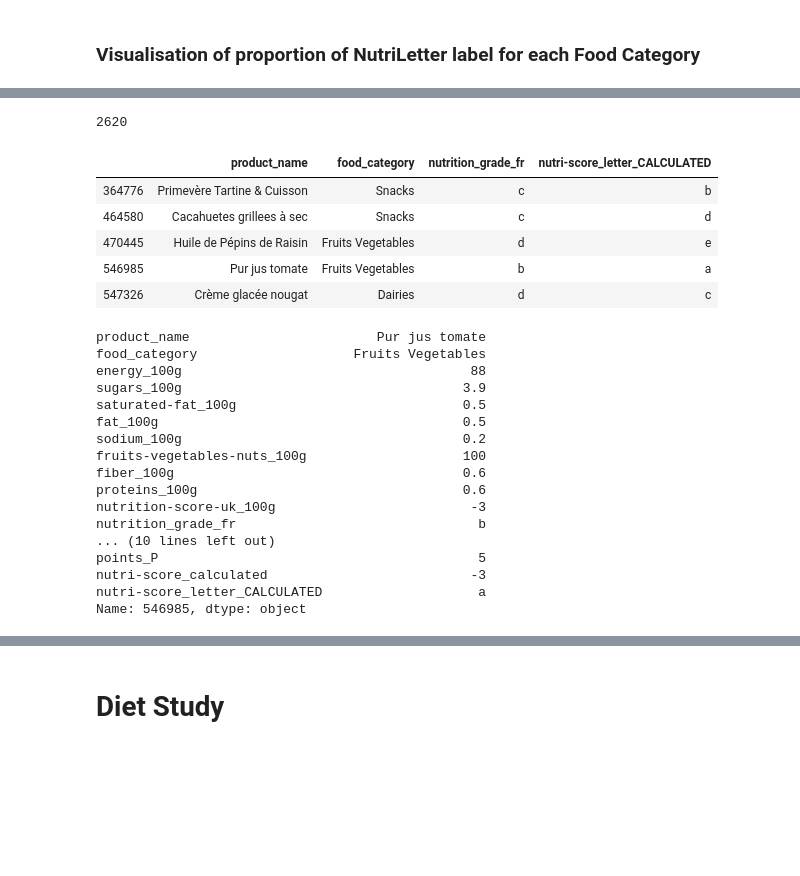
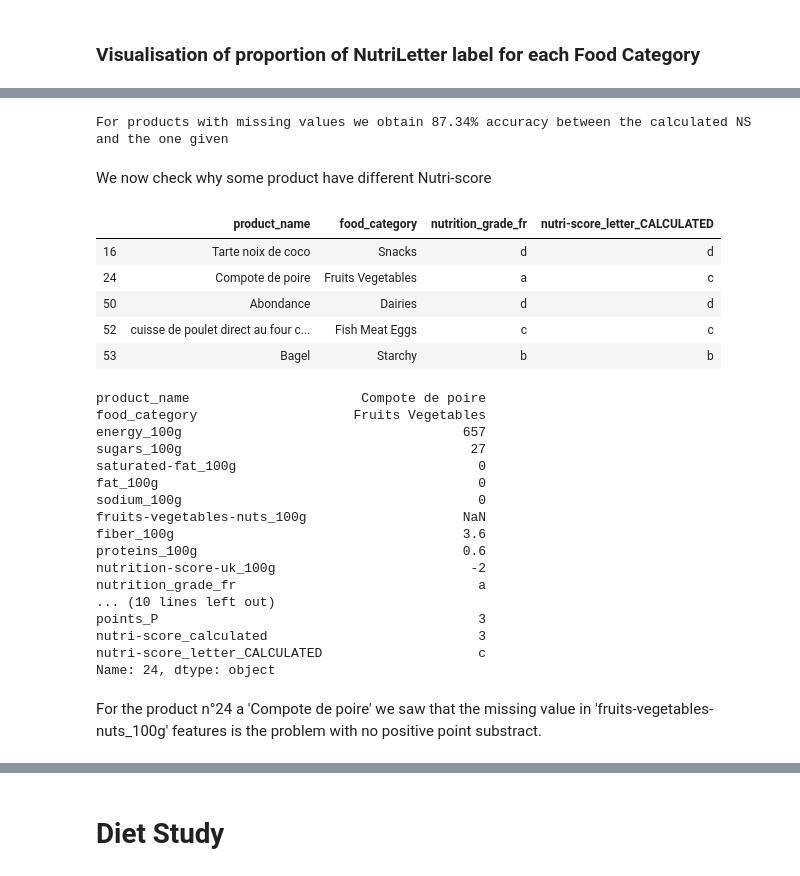
Before and after one commit to romi514/ProjectADA, a Jupyter notebook: project_tagADA.ipynb, the cells around one changed output, grey strips where cells are left out. Saved outputs shown, nothing was run; the diff lists cells and outputs as text; code cells hidden in the pictures; blank space fills up the shorter version.

```diff
--- a/project_tagADA.ipynb
+++ b/project_tagADA.ipynb
@@ -1107,5 +1015,19 @@ product_2nutriletter
+# %%
+product_2nutriletter =len(nutridata[(nutridata['nutri-score_letter_CALCULATED'].notnull()) & (nutridata['nutrition_grade_fr'].notnull())])
+product_samenutriletter =len(nutridata[(nutridata['nutri-score_letter_CALCULATED'].notnull()) & (nutridata['nutrition_grade_fr'].notnull()) & (nutridata['nutri-score_letter_CALCULATED']==nutridata['nutrition_grade_fr'])])
+print("For products with missing values we obtain {:.2f}% accuracy between the calculated NS and the one given".format(product_samenutriletter/product_2nutriletter*100))
+# %% [output]
+For products with missing values we obtain 87.34% accuracy between the calculated NS and the one given
+# %% [markdown]
+We now check why some product have different Nutri-score
 # %%
-product_samenutriletter =len(nutridata[(nutridata['nutri-score_letter_CALCULATED'].notnull()) & (nutridata['nutrition_grade_fr'].notnull()) & (nutridata['nutri-score_letter_CALCULATED']==nutridata['nutrition_grade_fr'])])
-product_samenutriletter
+#nutri_df = nutridata[(nutridata['nutri-score_letter_CALCULATED'].notnull()) & (nutridata['nutrition_grade_fr'].notnull()) & (nutridata['nutri-score_letter_CALCULATED']!=nutridata['nutrition_grade_fr'])][['product_name','food_category','nutrition_grade_fr','nutri-score_letter_CALCULATED']]
+nutri_df = nutridata[(nutridata['nutri-score_letter_CALCULATED'].notnull()) & (nutridata['nutrition_grade_fr'].notnull()) ][['product_name','food_category','nutrition_grade_fr','nutri-score_letter_CALCULATED']]
+nutri_df.head()
 # %% [output]
-2620
+|  | product_name | food_category | nutrition_grade_fr | nutri-score_letter_CALCULATED |
+| 16 | Tarte noix de coco | Snacks | d | d |
+| 24 | Compote de poire | Fruits Vegetables | a | c |
+| 50 | Abondance | Dairies | d | d |
+| 52 | cuisse de poulet direct au four c... | Fish Meat Eggs | c | c |
+| 53 | Bagel | Starchy | b | b |
@@ -1115,32 +1034,25 @@ nutri_df = nutridata[(nutridata['nutri-score_letter_CALCULATED'].notnull()) & (n
-# %%
-nutri_df.head()
-# %% [output]
-|  | product_name | food_category | nutrition_grade_fr | nutri-score_letter_CALCULATED |
-| 364776 | Primevère Tartine & Cuisson | Snacks | c | b |
-| 464580 | Cacahuetes grillees à sec | Snacks | c | d |
-| 470445 | Huile de Pépins de Raisin | Fruits Vegetables | d | e |
-| 546985 | Pur jus tomate | Fruits Vegetables | b | a |
-| 547326 | Crème glacée nougat | Dairies | d | c |
 # %%
-nutridata.loc[546985,:]
+nutridata.loc[24,:]
 # %% [output]
-product_name                        Pur jus tomate
+product_name                      Compote de poire
 food_category                    Fruits Vegetables
-energy_100g                                     88
-sugars_100g                                    3.9
-saturated-fat_100g                             0.5
-fat_100g                                       0.5
-sodium_100g                                    0.2
-fruits-vegetables-nuts_100g                    100
-fiber_100g                                     0.6
+energy_100g                                    657
+sugars_100g                                     27
+saturated-fat_100g                               0
+fat_100g                                         0
+sodium_100g                                      0
+fruits-vegetables-nuts_100g                    NaN
+fiber_100g                                     3.6
 proteins_100g                                  0.6
-nutrition-score-uk_100g                         -3
-nutrition_grade_fr                               b
+nutrition-score-uk_100g                         -2
+nutrition_grade_fr                               a
 ... (10 lines left out)
-points_P                                         5
-nutri-score_calculated                          -3
-nutri-score_letter_CALCULATED                    a
-Name: 546985, dtype: object
+points_P                                         3
+nutri-score_calculated                           3
+nutri-score_letter_CALCULATED                    c
+Name: 24, dtype: object
+# %% [markdown]
+For the product n°24 a 'Compote de poire' we saw that the missing value in 'fruits-vegetables-nuts_100g' features is the problem with no positive point substract.
 # %%
 nutri_df['NG_fr'] = pd.factorize(nutri_df['nutrition_grade_fr'], sort=True)[0] + 1
 nutri_df['NG_calc'] = pd.factorize(nutri_df['nutri-score_letter_CALCULATED'], sort=True)[0] + 1
```
Also changed, not shown: parts of 66 cells of this notebook.
